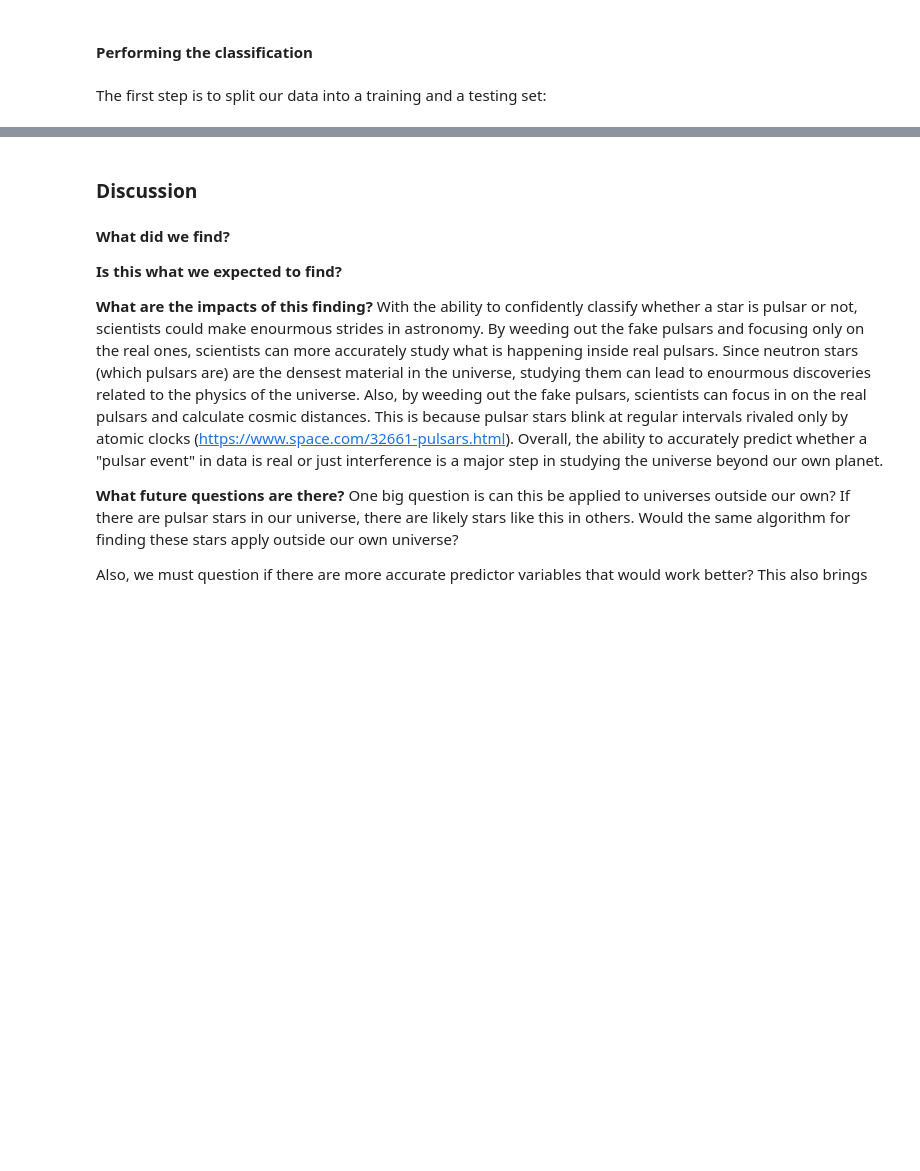
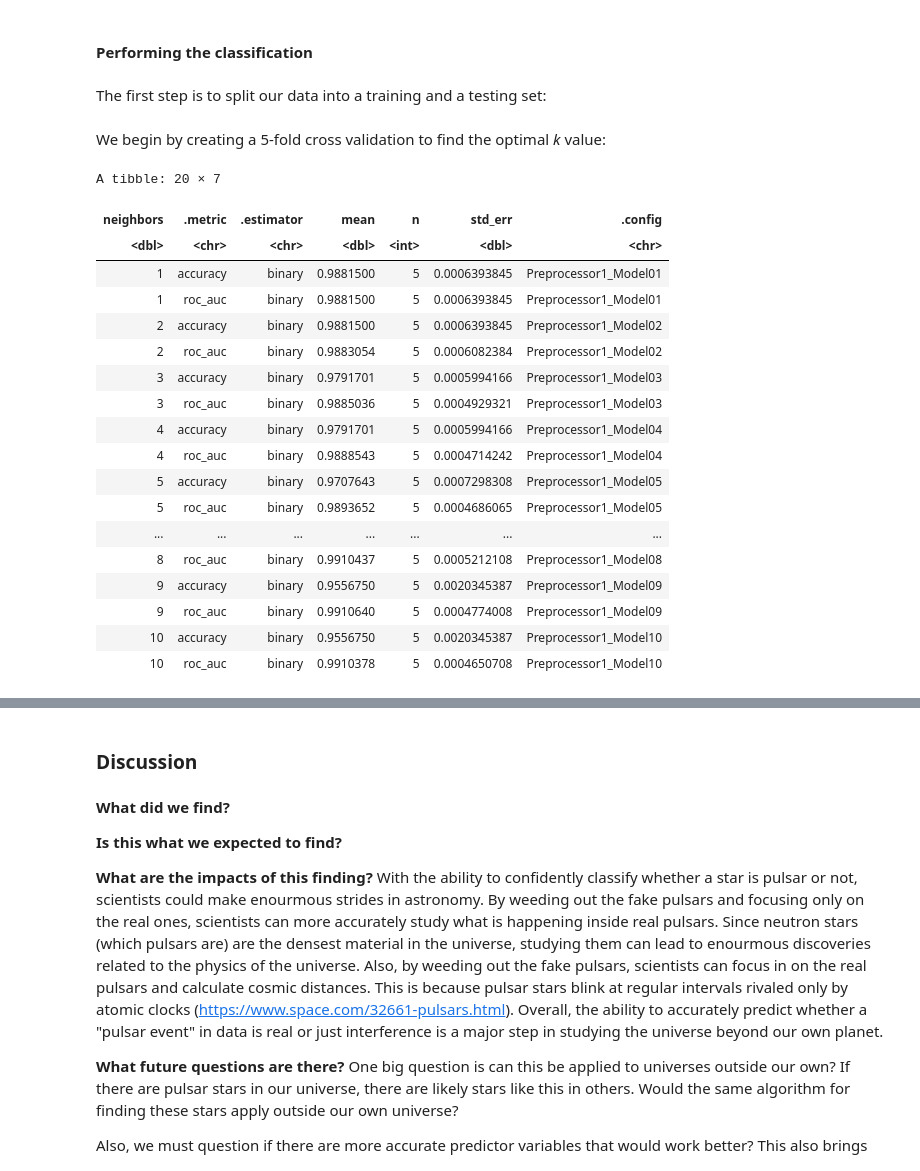
Before and after one commit to HarlH/Classification, a Jupyter notebook: Project_Report.ipynb, the cells around one changed output, grey strips where cells are left out. Cells and saved outputs as stored; diff of their text form; code cells hidden in the pictures; blank space fills up the shorter version.

```diff
--- a/Project_Report.ipynb
+++ b/Project_Report.ipynb
@@ -203,3 +220,5 @@ set.seed(9999)
 pulsar_split <- initial_split(upsampled_stars, prop = 0.75, strata = true_pulsar)
 pulsar_train <- training(pulsar_split)
 pulsar_test <- testing(pulsar_split)
+# %% [markdown]
+We begin by creating a 5-fold cross validation to find the optimal *k* value:
@@ -205,0 +236,32 @@ pulsar_test <- testing(pulsar_split)
+# %%
+# creating intervals of k values to test
+k_vals <- tibble(neighbors = seq(from = 1, to = 10, by = 1))
+
+# Combining everything into a workflow
+knn_results <- workflow() |>
+  add_recipe(pulsar_recipe) |>
+  add_model(knn_spec) |>
+  tune_grid(resamples = pulsar_vfold, grid = k_vals) |>
+  collect_metrics()
+
+knn_results
+# %% [output]
+A tibble: 20 × 7
+| neighbors | .metric | .estimator | mean | n | std_err | .config |
+| <dbl> | <chr> | <chr> | <dbl> | <int> | <dbl> | <chr> |
+| 1 | accuracy | binary | 0.9881500 | 5 | 0.0006393845 | Preprocessor1_Model01 |
+| 1 | roc_auc | binary | 0.9881500 | 5 | 0.0006393845 | Preprocessor1_Model01 |
+| 2 | accuracy | binary | 0.9881500 | 5 | 0.0006393845 | Preprocessor1_Model02 |
+| 2 | roc_auc | binary | 0.9883054 | 5 | 0.0006082384 | Preprocessor1_Model02 |
+| 3 | accuracy | binary | 0.9791701 | 5 | 0.0005994166 | Preprocessor1_Model03 |
+| 3 | roc_auc | binary | 0.9885036 | 5 | 0.0004929321 | Preprocessor1_Model03 |
+| 4 | accuracy | binary | 0.9791701 | 5 | 0.0005994166 | Preprocessor1_Model04 |
+| 4 | roc_auc | binary | 0.9888543 | 5 | 0.0004714242 | Preprocessor1_Model04 |
+| 5 | accuracy | binary | 0.9707643 | 5 | 0.0007298308 | Preprocessor1_Model05 |
+| 5 | roc_auc | binary | 0.9893652 | 5 | 0.0004686065 | Preprocessor1_Model05 |
+| ... | ... | ... | ... | ... | ... | ... |
+| 8 | roc_auc | binary | 0.9910437 | 5 | 0.0005212108 | Preprocessor1_Model08 |
+| 9 | accuracy | binary | 0.9556750 | 5 | 0.0020345387 | Preprocessor1_Model09 |
+| 9 | roc_auc | binary | 0.9910640 | 5 | 0.0004774008 | Preprocessor1_Model09 |
+| 10 | accuracy | binary | 0.9556750 | 5 | 0.0020345387 | Preprocessor1_Model10 |
+| 10 | roc_auc | binary | 0.9910378 | 5 | 0.0004650708 | Preprocessor1_Model10 |
```
Also changed, not shown: parts of 6 cells of this notebook, 1 other file.
